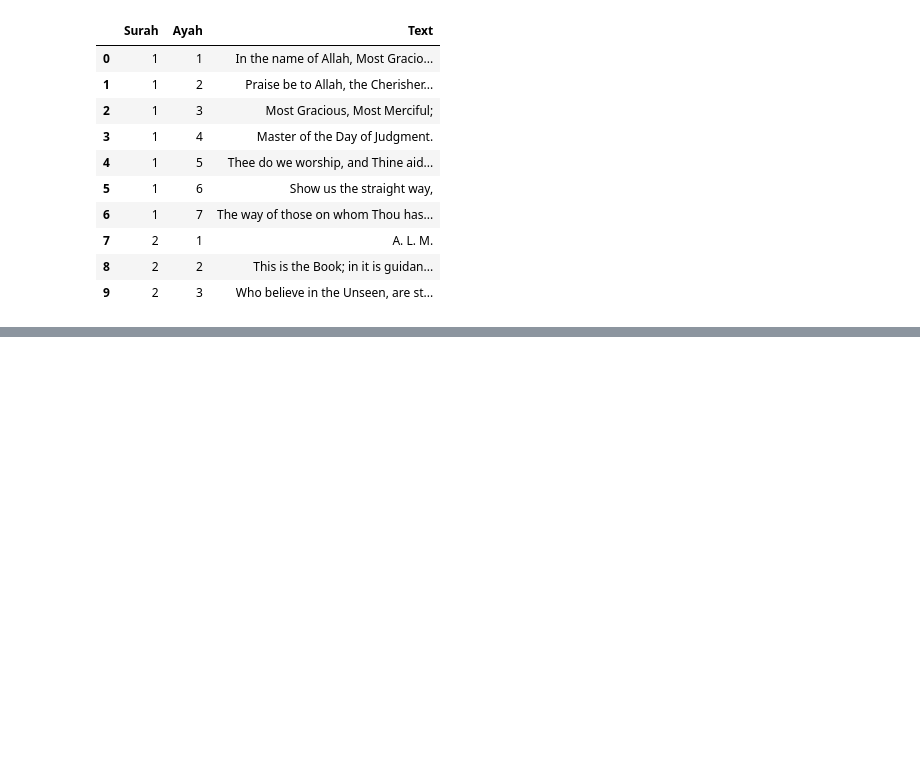
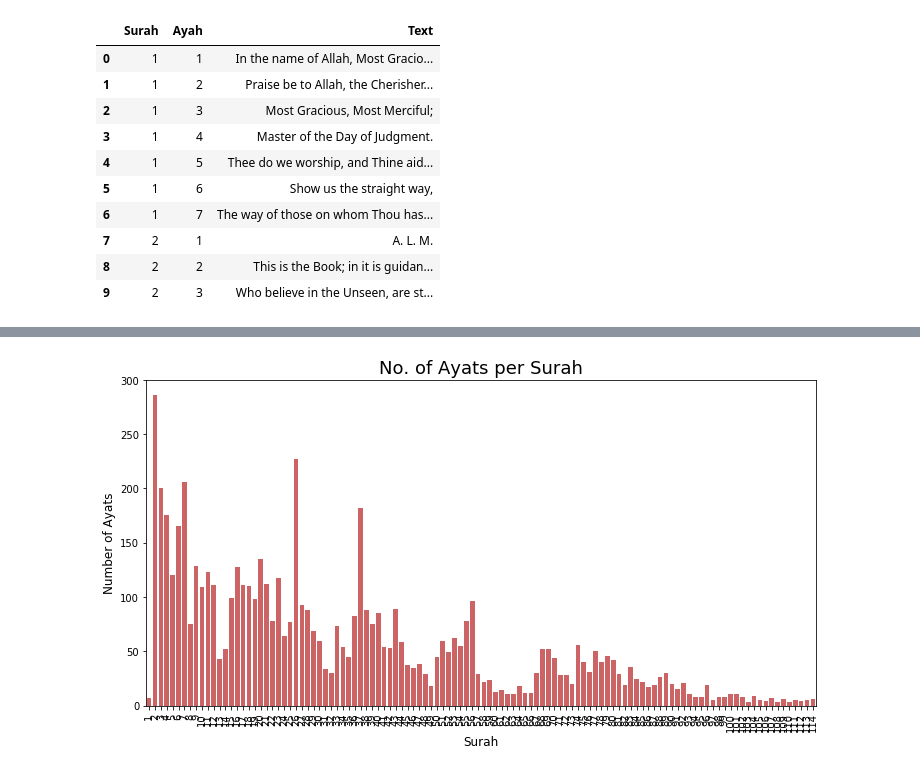
Before and after one commit to skazim/HolyQuranAnalysis, a Jupyter notebook: HolyQuranAnalysis.ipynb, the cells around one changed output, grey strips where cells are left out. Drawn from its saved outputs; the diff is of its cells as text; code cells hidden in the pictures; blank space fills up the shorter version.

Commit message:
Visualization with Graphs

```diff
--- a/HolyQuranAnalysis.ipynb
+++ b/HolyQuranAnalysis.ipynb
@@ -34,0 +57,11 @@ df.head(10)
+# %%
+cnt_srs = df['Surah'].value_counts()
+plt.figure(figsize=(12,6))
+sns.barplot(cnt_srs.index, cnt_srs.values, alpha=0.8, color=color[3])
+plt.xticks(rotation='vertical')
+plt.xlabel('Surah', fontsize=12)
+plt.ylabel('Number of Ayats', fontsize=12)
+plt.title('No. of Ayats per Surah', fontsize=18)
+plt.show()
+# %% [output]
+[figure, added]
```
Also changed, not shown: parts of 4 cells of this notebook.
